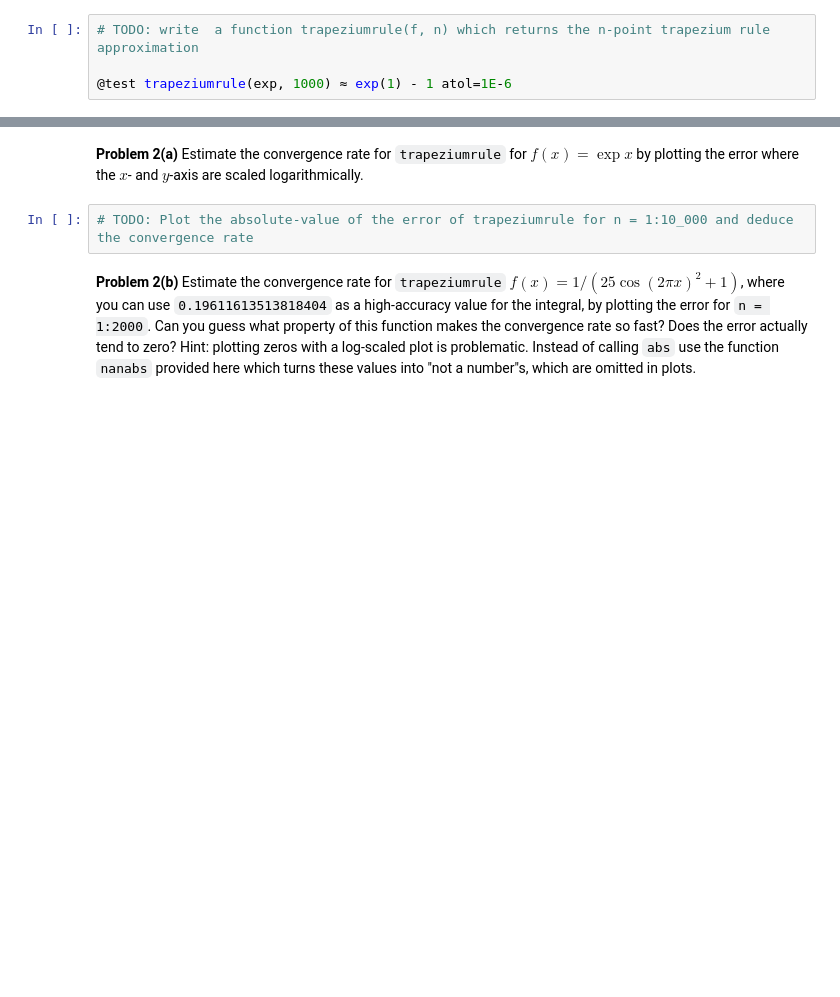
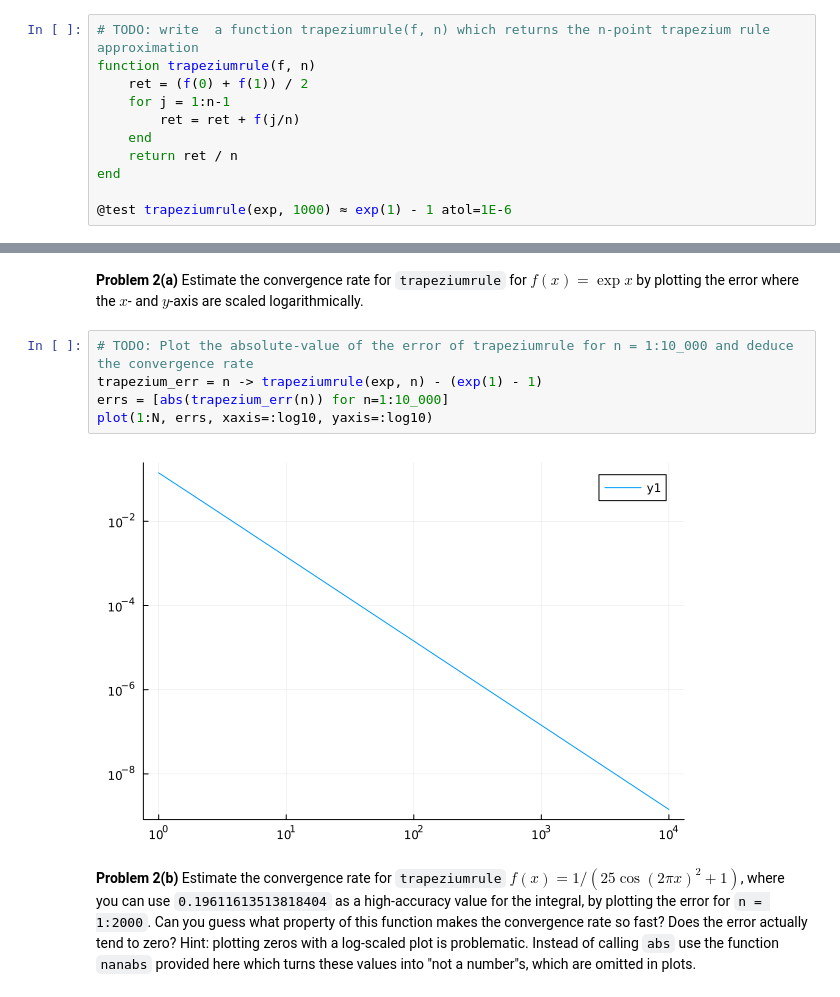
Before and after one commit to farischaudhry/MATH50003NumericalAnalysis, a Jupyter notebook: labs/lab1.ipynb, the cells around one changed output, grey strips where cells are left out. Drawn from its saved outputs; the diff is of its cells as text; blank space fills up the shorter version.

```diff
--- a/labs/lab1.ipynb
+++ b/labs/lab1.ipynb
@@ -187,6 +184,13 @@ Write a function `trapeziumrule(f, n)` that implements this approximation.
 Do you think it is more or less accurate than the rectangular rules?
 # %%
 # TODO: write  a function trapeziumrule(f, n) which returns the n-point trapezium rule approximation
+function trapeziumrule(f, n)
+    ret = (f(0) + f(1)) / 2
+    for j = 1:n-1
+        ret = ret + f(j/n)
+    end
+    return ret / n
+end
 
 @test trapeziumrule(exp, 1000) ≈ exp(1) - 1 atol=1E-6
 # %% [output]
@@ -261,6 +264,11 @@ $C n^{-1}$ for some constant $C$, which matches the theory.
 error where the $x$- and $y$-axis are scaled logarithmically.
 # %%
 # TODO: Plot the absolute-value of the error of trapeziumrule for n = 1:10_000 and deduce the convergence rate
+trapezium_err = n -> trapeziumrule(exp, n) - (exp(1) - 1)
+errs = [abs(trapezium_err(n)) for n=1:10_000]
+plot(1:N, errs, xaxis=:log10, yaxis=:log10)
+# %% [output]
+[figure, added]
 # %% [markdown]
 **Problem 2(b)** Estimate the convergence rate for `trapeziumrule` $f(x) = 1/(25\cos(2πx)^2+1)$, where you can
 use `0.19611613513818404` as a high-accuracy value for the integral, by plotting the error for `n = 1:2000`.
```
Also changed, not shown: parts of 8 cells of this notebook.
